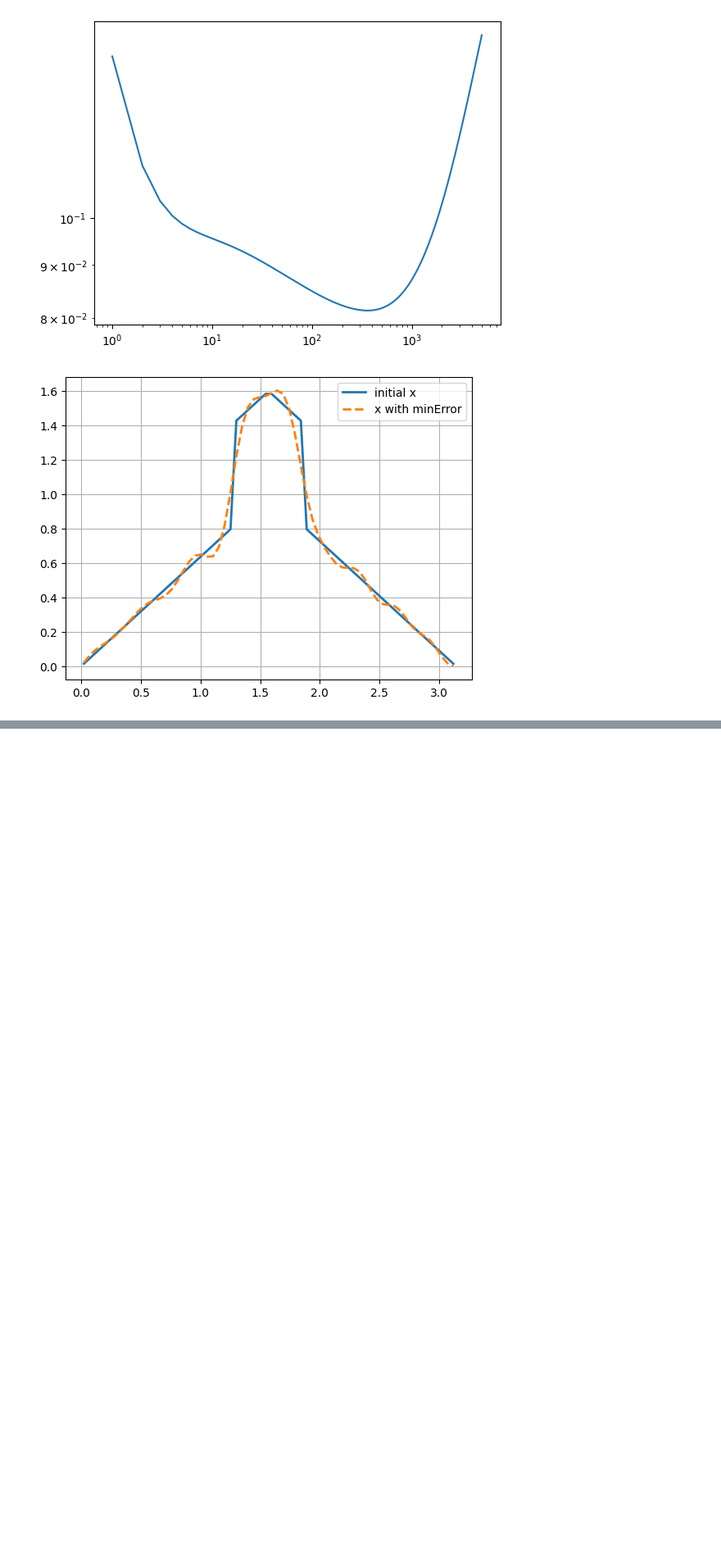
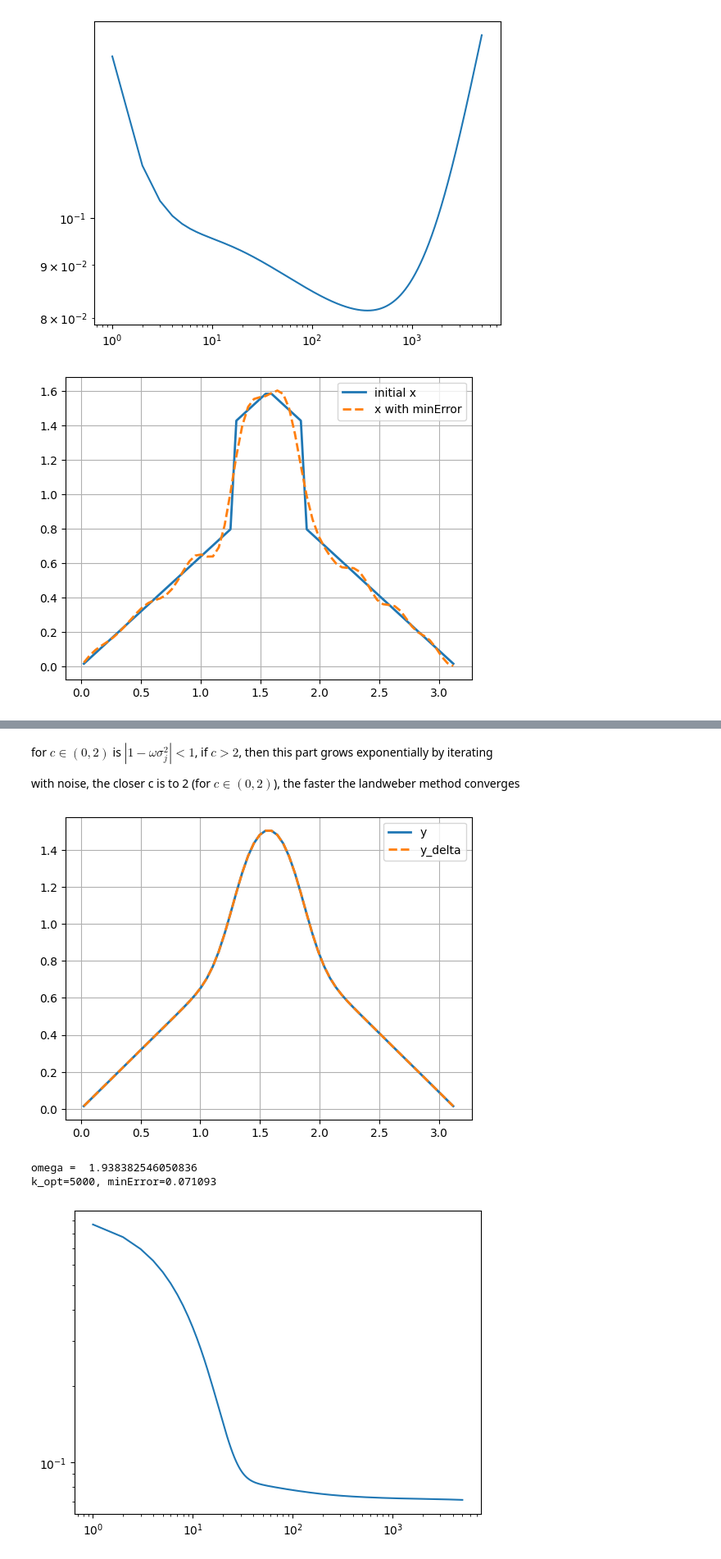
Before and after one commit to anschn05/InverseProblems, a Jupyter notebook: week8_InvProb/w8_ex2_landweber.ipynb, the cells around one changed output, grey strips where cells are left out. Shown at 82% size. Drawn from its saved outputs; the diff is of its cells as text; code cells hidden in the pictures; blank space fills up the shorter version.

```diff
--- a/week8_InvProb/w8_ex2_landweber.ipynb
+++ b/week8_InvProb/w8_ex2_landweber.ipynb
@@ -130,0 +167,61 @@ SyntaxError: invalid syntax (1710960892.py, line 2)
+# %% [markdown]
+for $c \in (0,2)$ is $| 1 - \omega \sigma_j^2 | < 1$, if $c>2$, then this part grows exponentially by iterating
+
+with noise, the closer c is to 2 (for $c \in (0,2)$), the faster the landweber method converges
+# %%
+#c)
+tol = 0.01
+
+# no noise!
+d = np.zeros(n)
+y_delta = Kx + d
+
+plt.plot(s,Kx,label="y",lw=2)
+plt.plot(s,y_delta,label="y_delta",linestyle="--",lw=2)
+plt.legend()
+plt.grid()
+plt.show()
+
+# LANDWEBER ITERATION
+A_norm2 = np.linalg.norm(A,ord=2)
+omega = 1.9 / A_norm2 **2
+
+# Two ways to calculate omega -> same result
+print("omega = ",omega)
+# print("norm k = ",1/np.exp(-T)**2)
+
+k_top = 5000        #amount of iterations
+
+relativeError = np.zeros(k_top)
+x_k = np.zeros(n)
+x_minError = np.zeros(n)
+minError = 1000
+
+for i in range(k_top):
+    x_k = x_k + omega * A.T @ (y_delta - A@x_k)
+    relativeError[i] = np.linalg.norm(x_k - x_vec)/np.linalg.norm(x_vec)
+
+    if relativeError[i] < minError:
+        minError_index = i
+        minError = relativeError[i]
+        x_minError = x_k
+
+    if relativeError[i] <= tol:
+        print(f"1% relative error reached after {i + 1} iterations")
+        break
+
+print(f"k_opt={minError_index+1}, minError={minError:.6f}")
+
+plt.loglog(np.arange(1, i + 2), relativeError[:i + 1])
+plt.show()
+
+plt.plot(s,x_vec,label="initial x",lw=2)
+plt.plot(s,x_minError,label="x with minError",lw=2,linestyle="--")
+plt.legend()
+plt.grid()
+plt.show()
+# %% [output]
+[figure, added]
+omega =  1.938382546050836
+k_opt=5000, minError=0.071093
+[figure, added]
```
Also changed, not shown: parts of 8 cells of this notebook, 11 other files.
